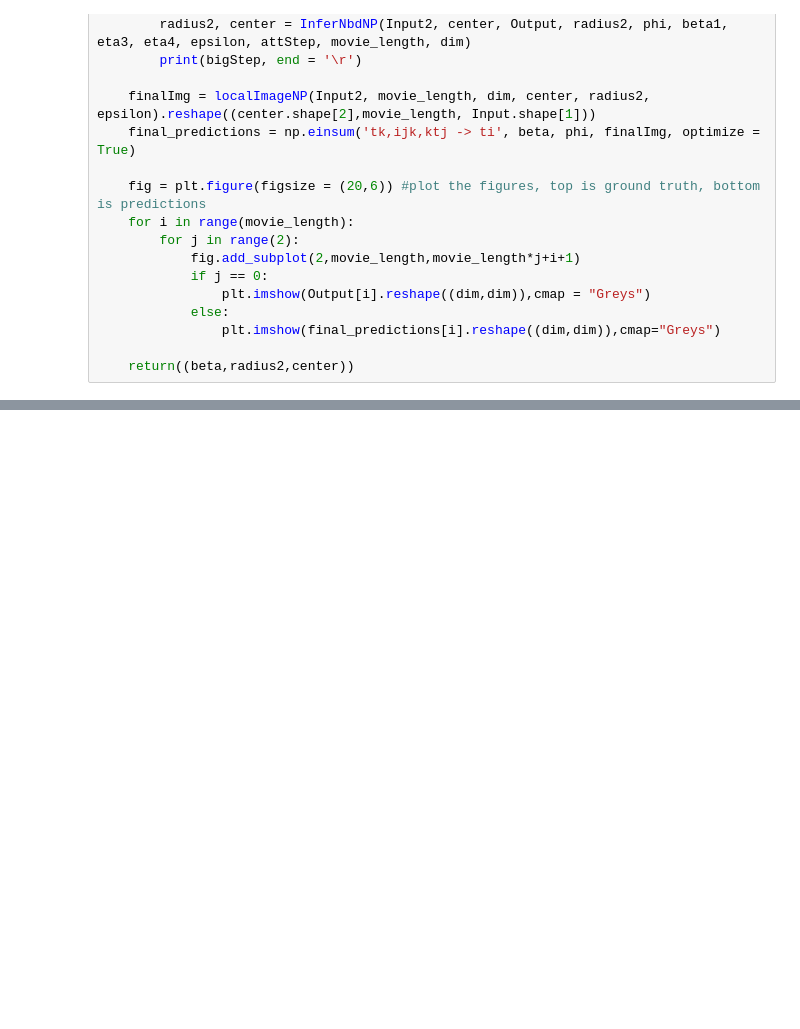
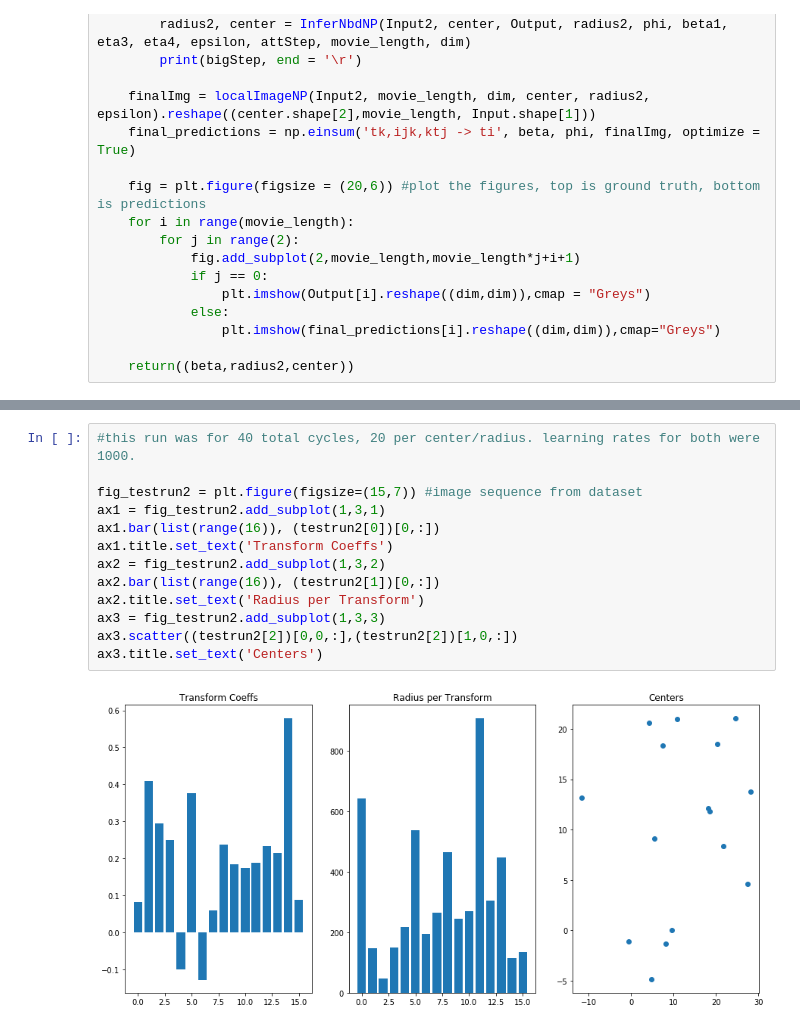
Before and after one commit to shazoop/FormMotion, a Jupyter notebook: Trial2-Tanh-OptEinsum-PyTorchPort-TranslationOnly.ipynb, the cells around one changed output, grey strips where cells are left out. Drawn from its saved outputs; the diff is of its cells as text; blank space fills up the shorter version.

```diff
--- a/Trial2-Tanh-OptEinsum-PyTorchPort-TranslationOnly.ipynb
+++ b/Trial2-Tanh-OptEinsum-PyTorchPort-TranslationOnly.ipynb
@@ -768,0 +769,15 @@ for i in range(movie_length):
+# %%
+#this run was for 40 total cycles, 20 per center/radius. learning rates for both were 1000.
+
+fig_testrun2 = plt.figure(figsize=(15,7)) #image sequence from dataset
+ax1 = fig_testrun2.add_subplot(1,3,1)
+ax1.bar(list(range(16)), (testrun2[0])[0,:])
+ax1.title.set_text('Transform Coeffs')
+ax2 = fig_testrun2.add_subplot(1,3,2)
+ax2.bar(list(range(16)), (testrun2[1])[0,:])
+ax2.title.set_text('Radius per Transform')
+ax3 = fig_testrun2.add_subplot(1,3,3)
+ax3.scatter((testrun2[2])[0,0,:],(testrun2[2])[1,0,:])
+ax3.title.set_text('Centers')
+# %% [output]
+[figure, added]
```
Also changed, not shown: parts of 14 cells of this notebook.
